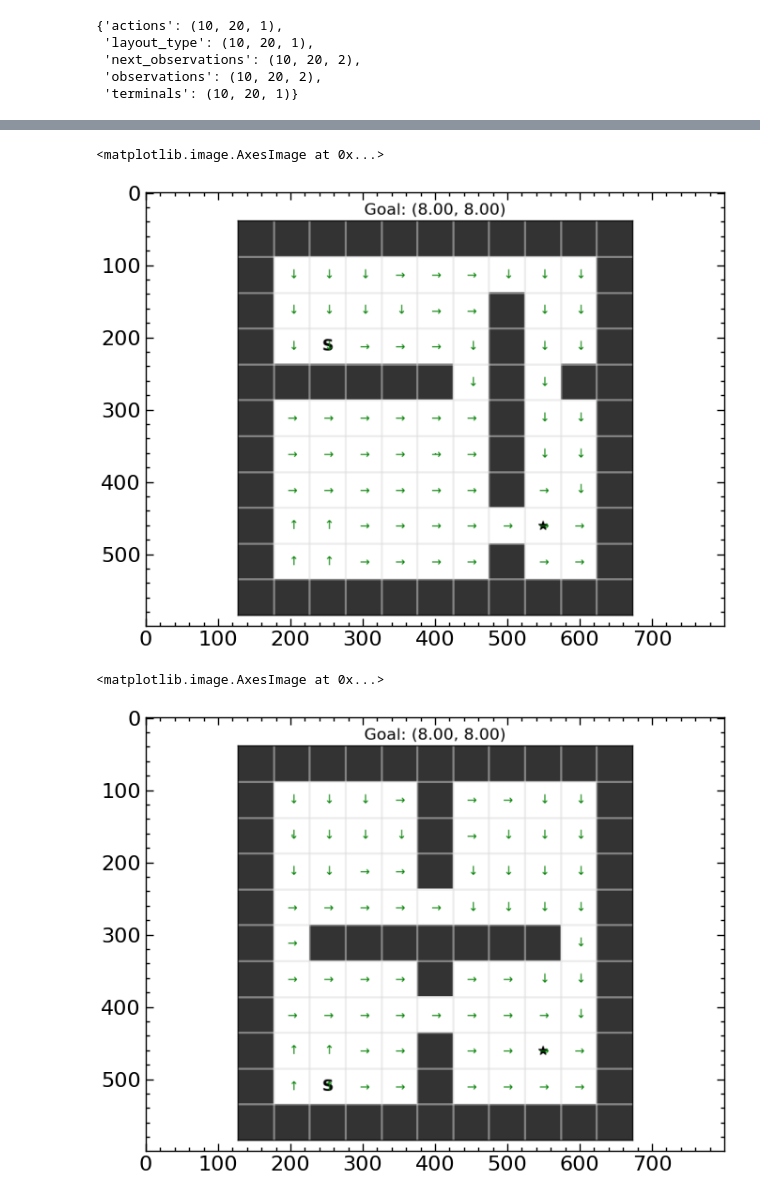
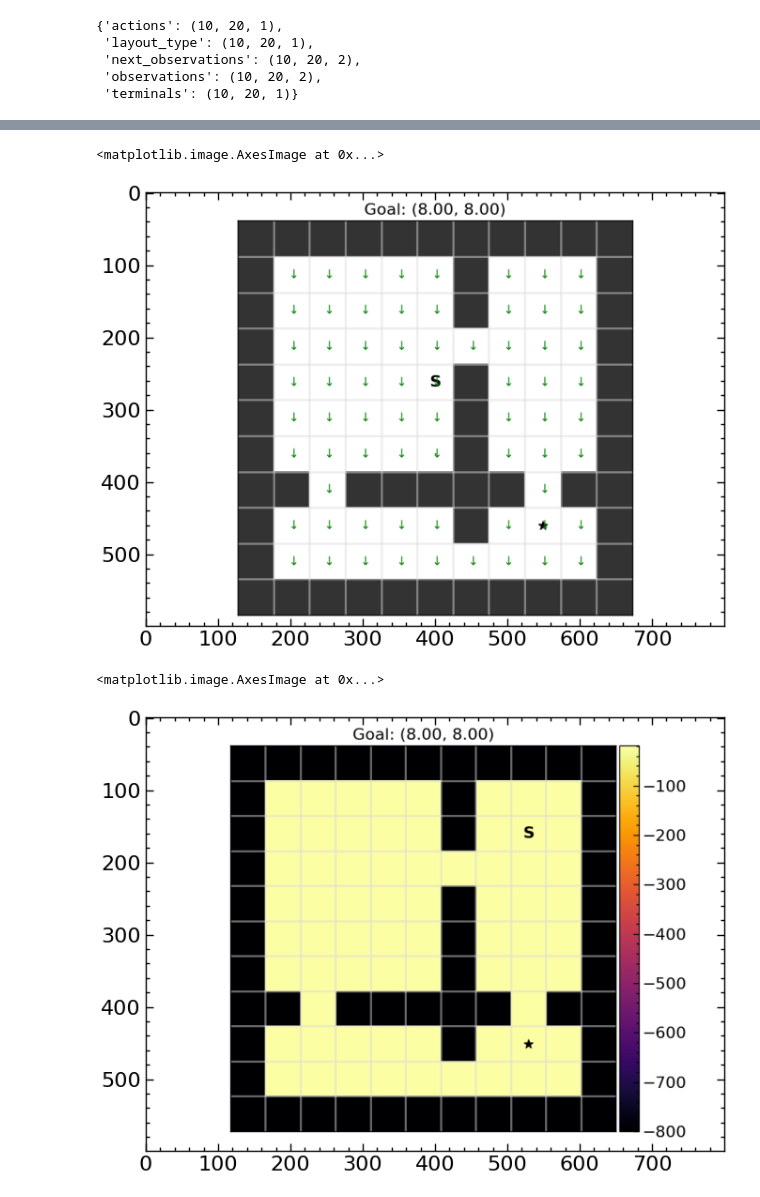
Before and after one commit to skylooop/BeliefConditionedFB, a Jupyter notebook: notebooks/in_context.ipynb, the cells around one changed output, grey strips where cells are left out. Saved outputs shown, nothing was run; the diff lists cells and outputs as text; code cells hidden in the pictures.

```diff
--- a/notebooks/in_context.ipynb
+++ b/notebooks/in_context.ipynb
@@ -174,6 +175,8 @@ fb_agent.update(batch, batch_context)
 # %%
 # with jax.disable_jit():
-for step in tqdm(range(35_000)):
+pbar = tqdm(range(1_000))
+for step in pbar:
     batch, batch_context = gc_whole_dataset.sample(8, layout_type=step % NUM_LAYOUTS, context_length=fb_config['agent']['context_len'])
     fb_agent, info = fb_agent.update(batch, batch_context)
+    # pbar.set_postfix({"grad": info['grad/norm']})
 info
@@ -179,0 +197,4 @@ info
+# %%
+batch_context = gc_whole_dataset.sample(1, layout_type=20, context_length=512)[1]
+context_type = fb_agent.network.select('dynamics_encoder')(batch_context['observations'], batch_context['actions'], batch_context['layout_type'],
+                                                            predict_type=True)
@@ -278,46 +349,36 @@ from utils.evaluation import supply_rng
 fourrooms_env = FourRoomsMazeEnv(Maze(maze_type='fourrooms_random_layouts', size=11))
 fourrooms_env.reset()
 
-observation, info = fourrooms_env.setup_goals(seed=None, task_num=4)
+observation, info = fourrooms_env.setup_goals(seed=None, task_num=0)
 goal = info.get("goal_pos", None)
-batch_context = run_transformer_inference(fourrooms_env)
-context_embed = fb_agent.network.select('dynamics_encoder')(batch_context['observations'], batch_context['actions'], layout_type=batch_context['layout_type'],
-                                                            predict_type=False)
-
-latent_z = fb_agent.infer_z(goal[None], context_emb=context_embed)
+dynamics_embed, batch_context = run_transformer_inference(fourrooms_env)
+# context_embed = fb_agent.network.select('dynamics_encoder')(batch_context['observations'], batch_context['actions'], layout_type=batch_context['layout_type'],
+#                                                             predict_type=False)
+latent_z = fb_agent.infer_z(goal[None], context_emb=dynamics_embed)
 start = info.get("start_pos", None)
 example_batch = whole_dataset.sample(1)
 N, M = fourrooms_env.maze.size
 pred_policy_img = policy_image_fourrooms(fourrooms_env, example_batch, N=N, M=M,
                                                 action_fn=partial(supply_rng(fb_agent.sample_actions, rng=jax.random.PRNGKey(np.random.randint(0, 2**32))),
-                                                                  latent_z=latent_z, context_embed=context_embed, temperature=0.0),
+                                                                  latent_z=latent_z, context_embed=dynamics_embed, temperature=0.0),
                                                 goal=goal, start=start)
 plt.imshow(pred_policy_img)
 # %% [output]
 <matplotlib.image.AxesImage at 0x...>
-[figure, old version]
+[figure, new version]
 # %%
-from envs.custom_mazes.env_utils import policy_image_fourrooms
+from envs.custom_mazes.env_utils import value_image_fourrooms
 from functools import partial
-from utils.evaluation import supply_rng
-
-fourrooms_env = FourRoomsMazeEnv(Maze(maze_type='fourrooms_random_layouts', size=11))
-fourrooms_env.reset()
 
 observation, info = fourrooms_env.setup_goals(seed=None, task_num=4)
 goal = info.get("goal_pos", None)
-batch_context = run_transformer_inference(fourrooms_env)
-context_embed = fb_agent.network.select('dynamics_encoder')(batch_context['observations'], batch_context['actions'], layout_type=batch_context['layout_type'],
-                                                            predict_type=False)
-latent_z = fb_agent.infer_z(goal[None], context_emb=context_embed)
-start = info.get("start_pos", None)
-example_batch = whole_dataset.sample(1)
+# context_embed = fb_agent.network.select('dynamics_encoder')(batch_context['observations'], batch_context['actions'],
+#                                                             layout_type=batch_context['layout_type'], predict_type=False)
+latent_z = fb_agent.infer_z(goal[None], context_emb=dynamics_embed)
 N, M = fourrooms_env.maze.size
-pred_policy_img = policy_image_fourrooms(fourrooms_env, example_batch, N=N, M=M,
-                                                action_fn=partial(supply_rng(fb_agent.sample_actions, rng=jax.random.PRNGKey(np.random.randint(0, 2**32))),
-                                                                  latent_z=latent_z, context_embed=context_embed, temperature=0.0),
-                                                goal=goal, start=start)
-plt.imshow(pred_policy_img)
+pred_value_img = value_image_fourrooms(fourrooms_env, example_batch, N=N, M=M,
+                            value_fn=partial(fb_agent.predict_q, context_embed=dynamics_embed, z=latent_z), goal=goal)
+plt.imshow(pred_value_img)
 # %% [output]
 <matplotlib.image.AxesImage at 0x...>
-[figure, old version]
+[figure, new version]
```
Also changed, not shown: parts of 13 cells of this notebook, 3 other files.
